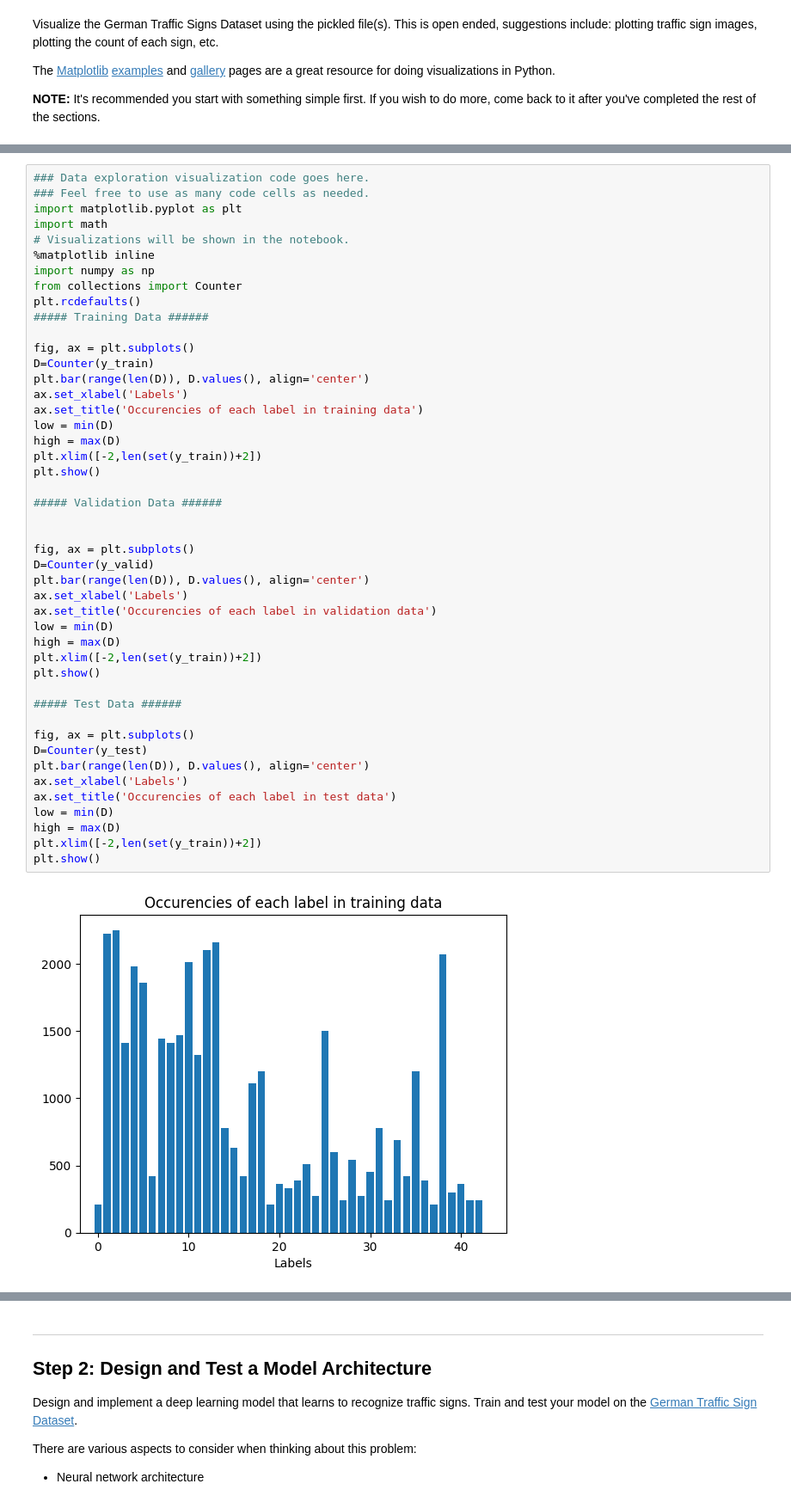
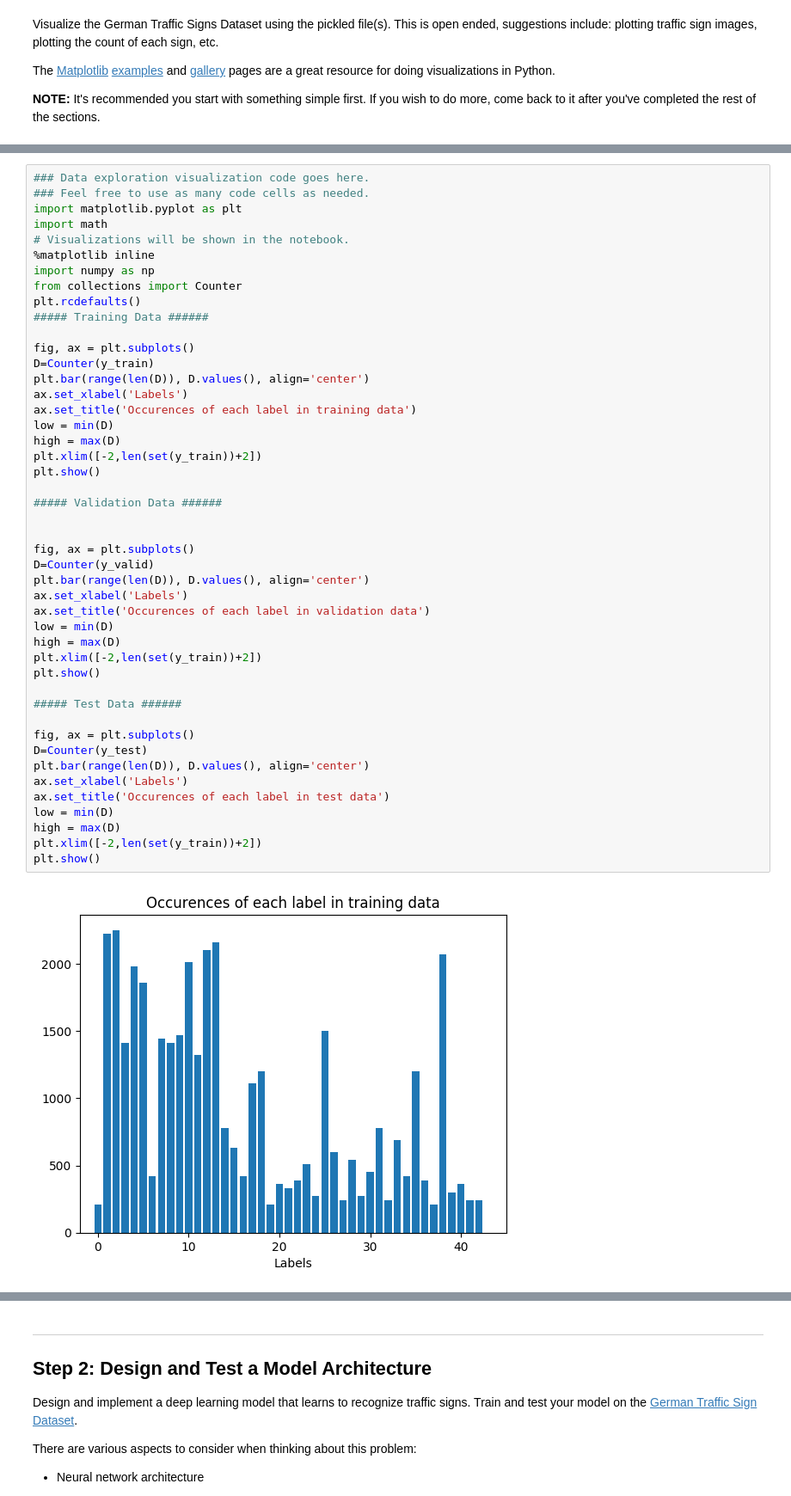
Before and after one commit to gagolucasm/Traffic-Sign-Classifier, a Jupyter notebook: Traffic_Sign_Classifier.ipynb, the cells around one changed output, grey strips where cells are left out. Shown at 86% size. Saved outputs shown, nothing was run; the diff lists cells and outputs as text.

```diff
--- a/Traffic_Sign_Classifier.ipynb
+++ b/Traffic_Sign_Classifier.ipynb
@@ -177,35 +166,35 @@ fig, ax = plt.subplots()
 D=Counter(y_train)
 plt.bar(range(len(D)), D.values(), align='center')
 ax.set_xlabel('Labels')
-ax.set_title('Occurencies of each label in training data')
+ax.set_title('Occurences of each label in training data')
 low = min(D)
 high = max(D)
 plt.xlim([-2,len(set(y_train))+2])
 plt.show()
 
 ##### Validation Data ######
 
 
 fig, ax = plt.subplots()
 D=Counter(y_valid)
 plt.bar(range(len(D)), D.values(), align='center')
 ax.set_xlabel('Labels')
-ax.set_title('Occurencies of each label in validation data')
+ax.set_title('Occurences of each label in validation data')
 low = min(D)
 high = max(D)
 plt.xlim([-2,len(set(y_train))+2])
 plt.show()
 
 ##### Test Data ######
 
 fig, ax = plt.subplots()
 D=Counter(y_test)
 plt.bar(range(len(D)), D.values(), align='center')
 ax.set_xlabel('Labels')
-ax.set_title('Occurencies of each label in test data')
+ax.set_title('Occurences of each label in test data')
 low = min(D)
 high = max(D)
 plt.xlim([-2,len(set(y_train))+2])
 plt.show()
 # %% [output]
-[figure, old version]
+[figure, new version]
```
Also changed, not shown: parts of 14 cells of this notebook, 3 other files.
